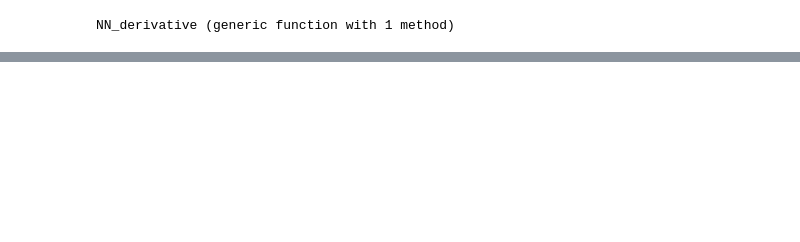
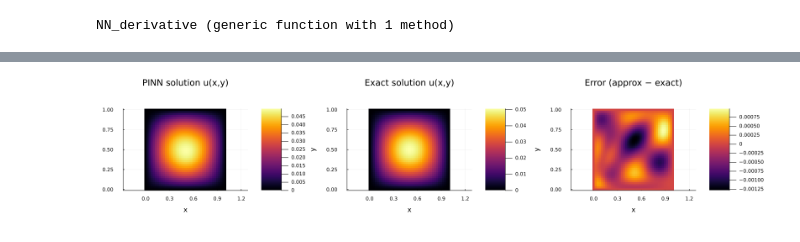
Before and after one commit to davidKMJ/mit-18.337, a Jupyter notebook: hw1.ipynb, the cells around one changed output, grey strips where cells are left out. Cells and saved outputs as stored; diff of their text form; code cells hidden in the pictures; blank space fills up the shorter version.

```diff
--- a/hw1.ipynb
+++ b/hw1.ipynb
@@ -174,0 +160,43 @@ At (0.5, 0.5): u_exact = 0.10132118364233778, u_approx = 0.046794534828014926
+# %%
+# Visualization
+u_exact(x, y) = sin(pi * x) * sin(pi * y) / (pi^2) / 2
+
+using Plots
+
+n_plot = 40
+x_plot = range(0, 1; length = n_plot)
+y_plot = range(0, 1; length = n_plot)
+Z_approx = [u_approx(x, y) for x in x_plot, y in y_plot]
+Z_exact = [u_exact(x, y) for x in x_plot, y in y_plot]
+
+p1 = heatmap(
+    x_plot,
+    y_plot,
+    Z_approx';
+    xlabel = "x",
+    ylabel = "y",
+    title = "PINN solution u(x,y)",
+    aspect_ratio = 1,
+)
+p2 = heatmap(
+    x_plot,
+    y_plot,
+    Z_exact';
+    xlabel = "x",
+    ylabel = "y",
+    title = "Exact solution u(x,y)",
+    aspect_ratio = 1,
+)
+p3 = heatmap(
+    x_plot,
+    y_plot,
+    (Z_approx .- Z_exact)';
+    xlabel = "x",
+    ylabel = "y",
+    title = "Error (approx − exact)",
+    aspect_ratio = 1,
+)
+
+plot(p1, p2, p3; layout = (1, 3), size = (1600, 350))
+# %% [output]
+[figure, added]
```
Also changed, not shown: parts of 5 cells of this notebook, 6 other files.
